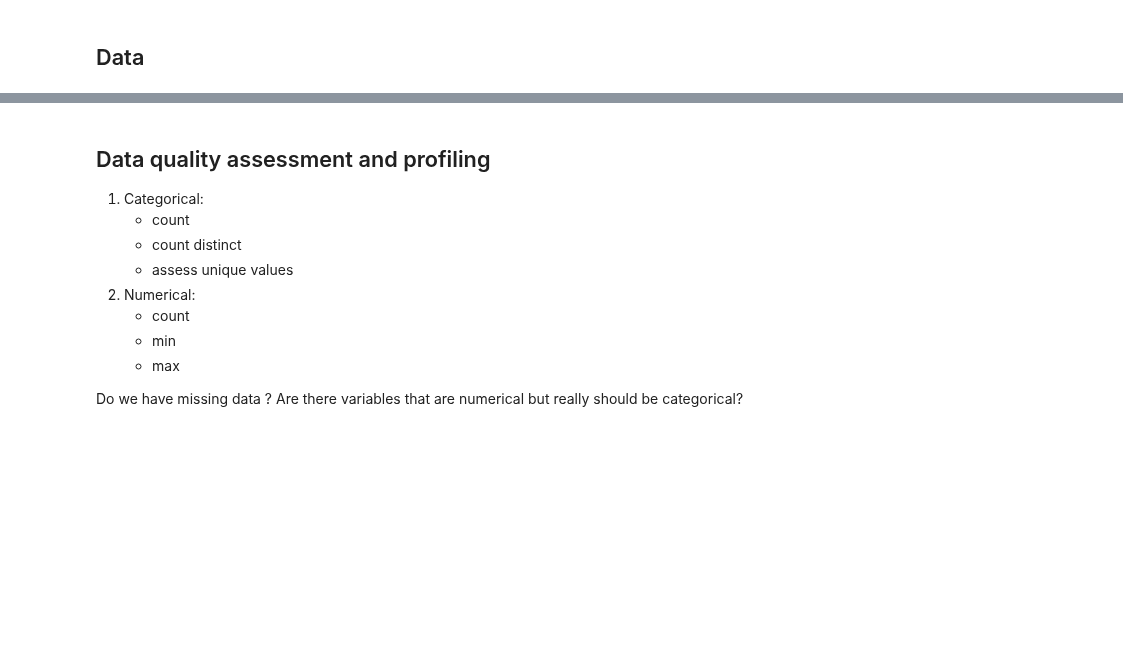
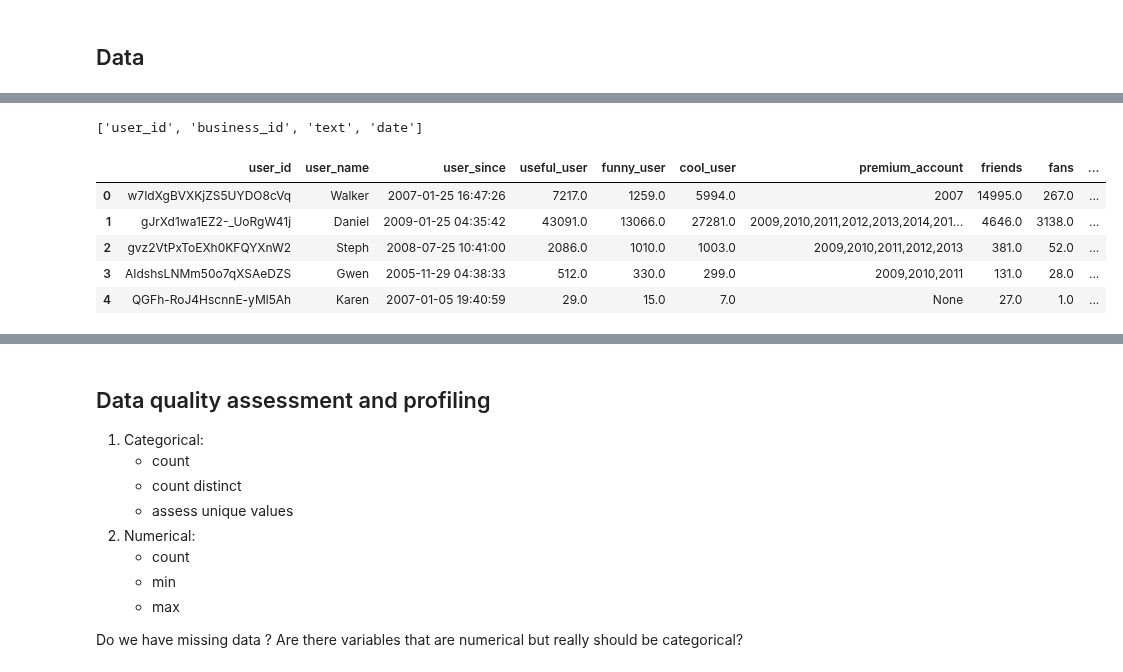
Before and after one commit to Kamiryu/nlp-customer-review-analysis, a Jupyter notebook: task_1.ipynb, the cells around one changed output, grey strips where cells are left out. Cells and saved outputs as stored; diff of their text form; code cells hidden in the pictures; blank space fills up the shorter version.

```diff
--- a/task_1.ipynb
+++ b/task_1.ipynb
@@ -15,0 +89,11 @@ df_users = pd.read_parquet('data/ATML2024_users.parquet')
+# %%
+print(df_Train_reviews.select_dtypes(include=["object", "category"]).columns.tolist())
+df_users.head()
+# %% [output]
+['user_id', 'business_id', 'text', 'date']
+|  | user_id | user_name | user_since | useful_user | funny_user | cool_user | premium_account | friends | fans | ... |
+| 0 | w7IdXgBVXKjZS5UYDO8cVq | Walker | 2007-01-25 16:47:26 | 7217.0 | 1259.0 | 5994.0 | 2007 | 14995.0 | 267.0 | ... |
+| 1 | gJrXd1wa1EZ2-_UoRgW41j | Daniel | 2009-01-25 04:35:42 | 43091.0 | 13066.0 | 27281.0 | 2009,2010,2011,2012,2013,2014,201... | 4646.0 | 3138.0 | ... |
+| 2 | gvz2VtPxToEXh0KFQYXnW2 | Steph | 2008-07-25 10:41:00 | 2086.0 | 1010.0 | 1003.0 | 2009,2010,2011,2012,2013 | 381.0 | 52.0 | ... |
+| 3 | AIdshsLNMm50o7qXSAeDZS | Gwen | 2005-11-29 04:38:33 | 512.0 | 330.0 | 299.0 | 2009,2010,2011 | 131.0 | 28.0 | ... |
+| 4 | QGFh-RoJ4HscnnE-yMl5Ah | Karen | 2007-01-05 19:40:59 | 29.0 | 15.0 | 7.0 | None | 27.0 | 1.0 | ... |
```
Also changed, not shown: parts of 16 cells of this notebook.
